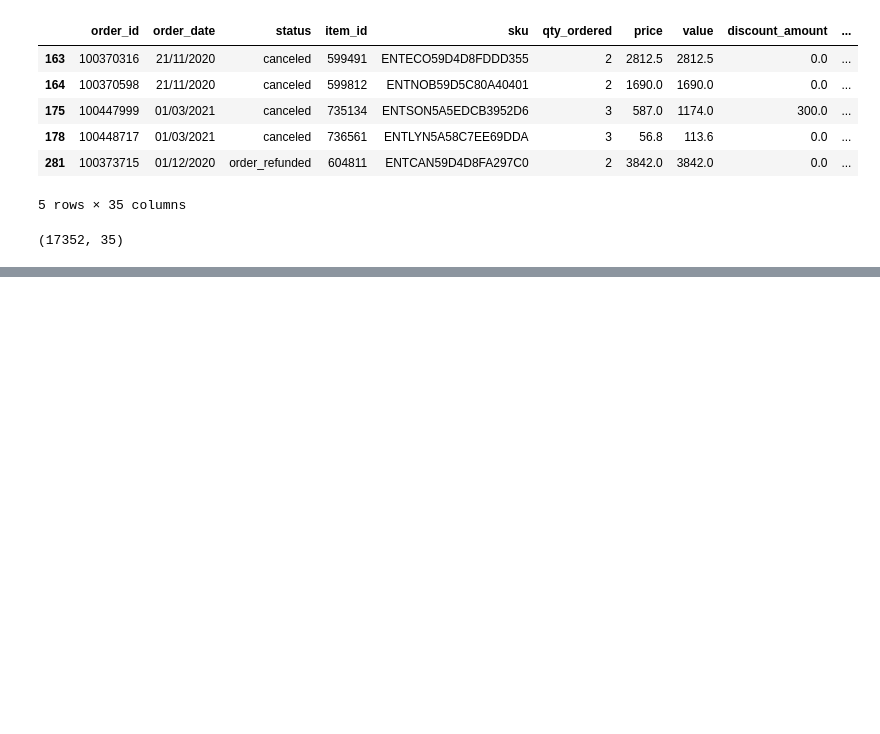
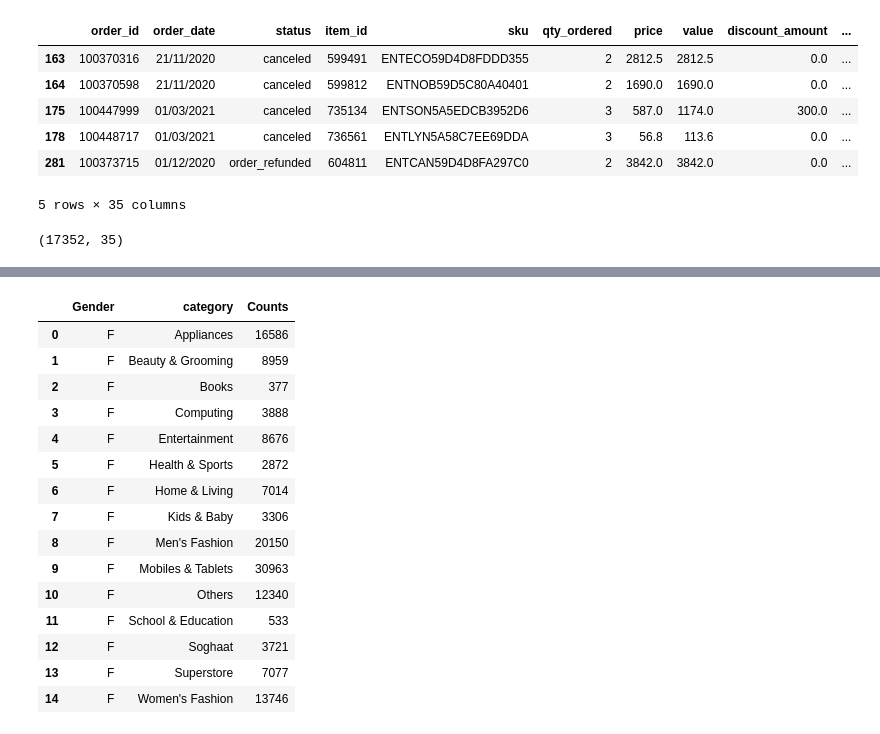
Before and after one commit to dzemal5/prime_suspects, a Jupyter notebook: Amazon Sales FY2020-21.ipynb, the cells around one changed output, grey strips where cells are left out. Cells and saved outputs as stored; diff of their text form; code cells hidden in the pictures; blank space fills up the shorter version.

Commit message:
super important pr of Andy

```diff
--- a/Amazon Sales FY2020-21.ipynb
+++ b/Amazon Sales FY2020-21.ipynb
@@ -603,3 +576,9 @@ entertainment_df.head()
 entertainment_df.shape
 # %% [output]
 (17352, 35)
+# %%
+# Andy's Part Demographics
+
+# Group by 'Category' and 'Product' and count occurrences
+count_df = main_df.groupby(['Gender', 'category']).size().reset_index(name='Counts')
+print(count_df)
@@ -605,0 +603,20 @@ entertainment_df.shape
+# %%
+count_df_F = count_df.loc[count_df["Gender"]=="F"]
+count_df_F
+# %% [output]
+|  | Gender | category | Counts |
+| 0 | F | Appliances | 16586 |
+| 1 | F | Beauty & Grooming | 8959 |
+| 2 | F | Books | 377 |
+| 3 | F | Computing | 3888 |
+| 4 | F | Entertainment | 8676 |
+| 5 | F | Health & Sports | 2872 |
+| 6 | F | Home & Living | 7014 |
+| 7 | F | Kids & Baby | 3306 |
+| 8 | F | Men's Fashion | 20150 |
+| 9 | F | Mobiles & Tablets | 30963 |
+| 10 | F | Others | 12340 |
+| 11 | F | School & Education | 533 |
+| 12 | F | Soghaat | 3721 |
+| 13 | F | Superstore | 7077 |
+| 14 | F | Women's Fashion | 13746 |
```
Also changed, not shown: parts of 9 cells of this notebook.
